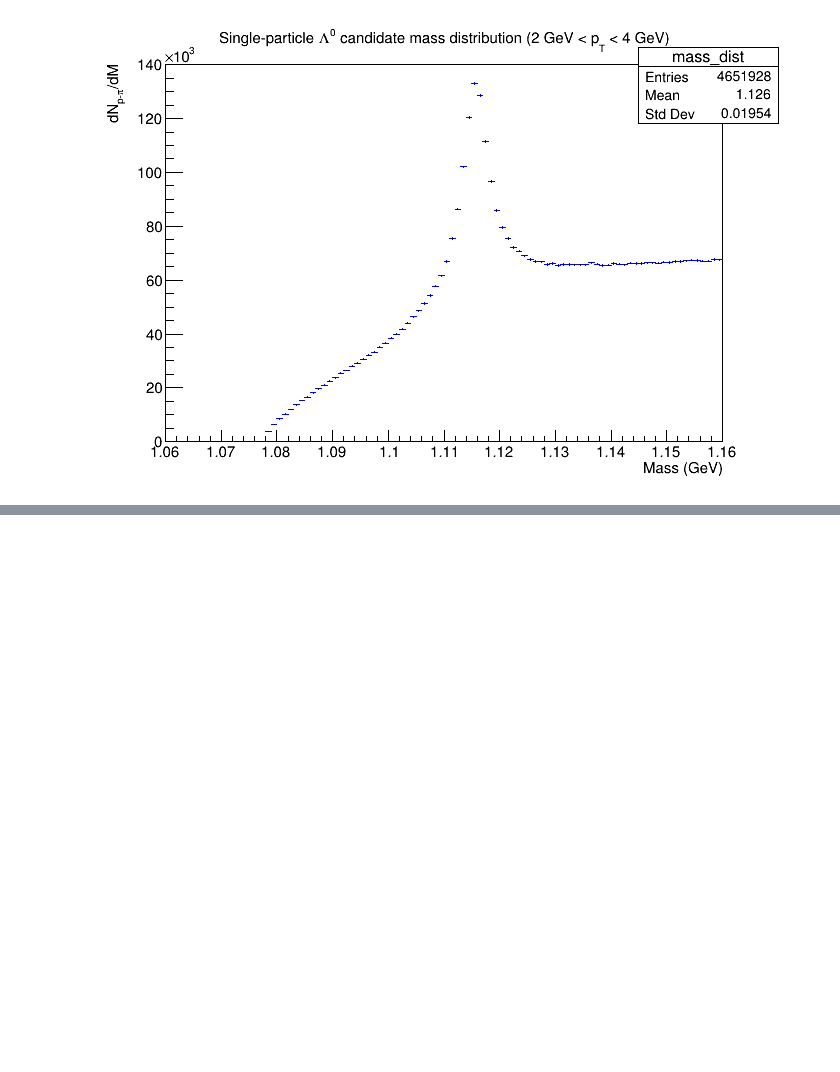
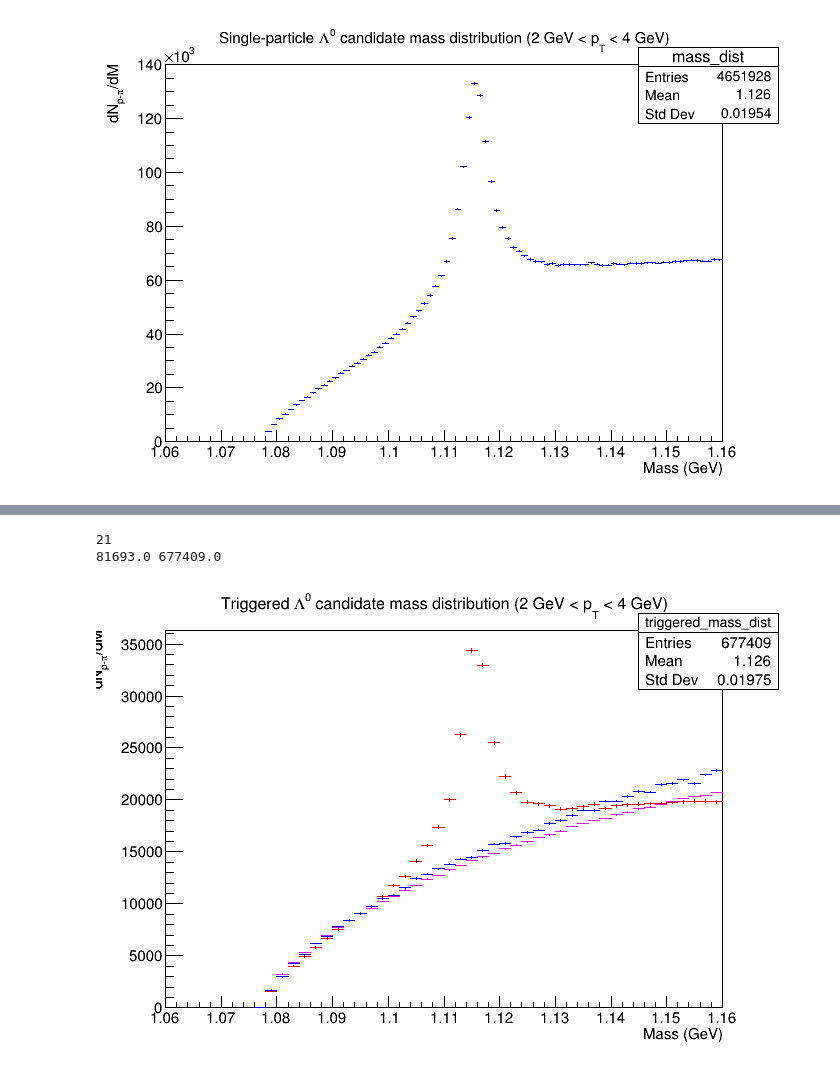
Before and after one commit to rhanniga/lambda-over-hadron, a Jupyter notebook: data/offline/gauss_mass_fit.ipynb, the cells around one changed output, grey strips where cells are left out. Saved outputs shown, nothing was run; the diff lists cells and outputs as text; code cells hidden in the pictures; blank space fills up the shorter version.

```diff
--- a/data/offline/gauss_mass_fit.ipynb
+++ b/data/offline/gauss_mass_fit.ipynb
@@ -11,4 +11,5 @@ single_dist = input_list.FindObject("fLambdaDist")
 triggered_single_dist = input_list.FindObject("fTriggeredLambdaDist")
 
 cor_dist = input_list.FindObject("fDphiHLambda")
+rot_cor_dist = input_list.FindObject("fDphiHLambdaRotated")
 ls_cor_dist = input_list.FindObject("fDphiHLambdaLS")
@@ -42,0 +88,28 @@ c.Draw()
+# %%
+left_bin_val = 1.08
+right_bin_val = 1.1
+left_bin = triggered_mass_dist.FindBin(left_bin_val)
+right_bin = triggered_mass_dist.FindBin(right_bin_val)
+
+rot_cor_mass_dist.Scale(1/rot_cor_mass_dist.Integral())
+ls_cor_mass_dist.Scale(1/ls_cor_mass_dist.Integral())
+print(right_bin)
+og_int = triggered_mass_dist.Integral(left_bin, right_bin)
+rot_int = rot_cor_mass_dist.Integral(left_bin, right_bin)
+ls_int = ls_cor_mass_dist.Integral(left_bin, right_bin)
+print(og_int, triggered_mass_dist.Integral())
+
+rot_scale_factor = og_int/rot_int
+ls_scale_factor = og_int/ls_int
+rot_cor_mass_dist.Scale(rot_scale_factor)
+ls_cor_mass_dist.Scale(ls_scale_factor)
+# %% [output]
+21
+81693.0 677409.0
+# %%
+triggered_mass_dist.Draw()
+rot_cor_mass_dist.Draw("SAME")
+ls_cor_mass_dist.Draw("SAME")
+c.Draw()
+# %% [output]
+[figure, added]
```
Also changed, not shown: parts of 25 cells of this notebook.
